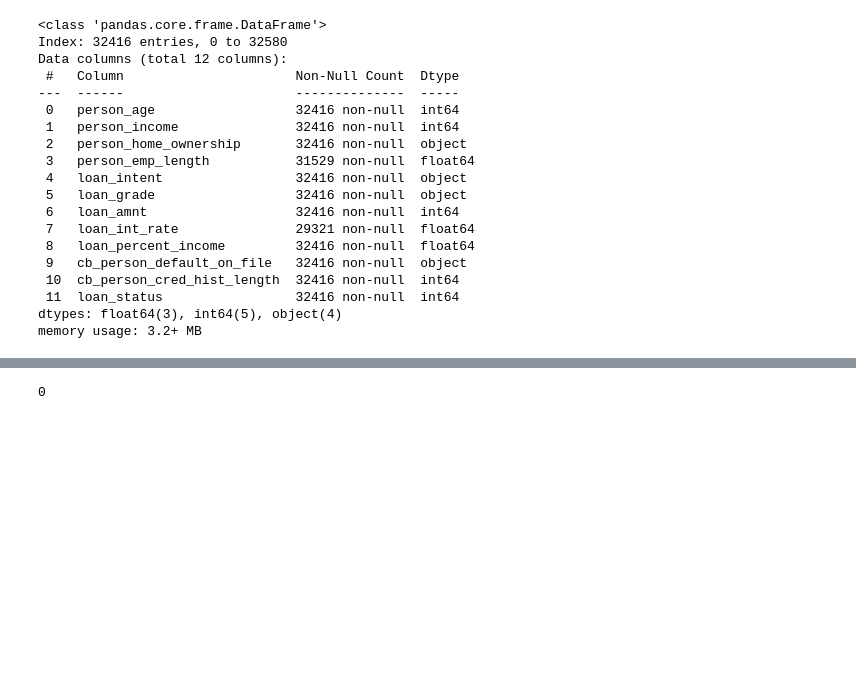
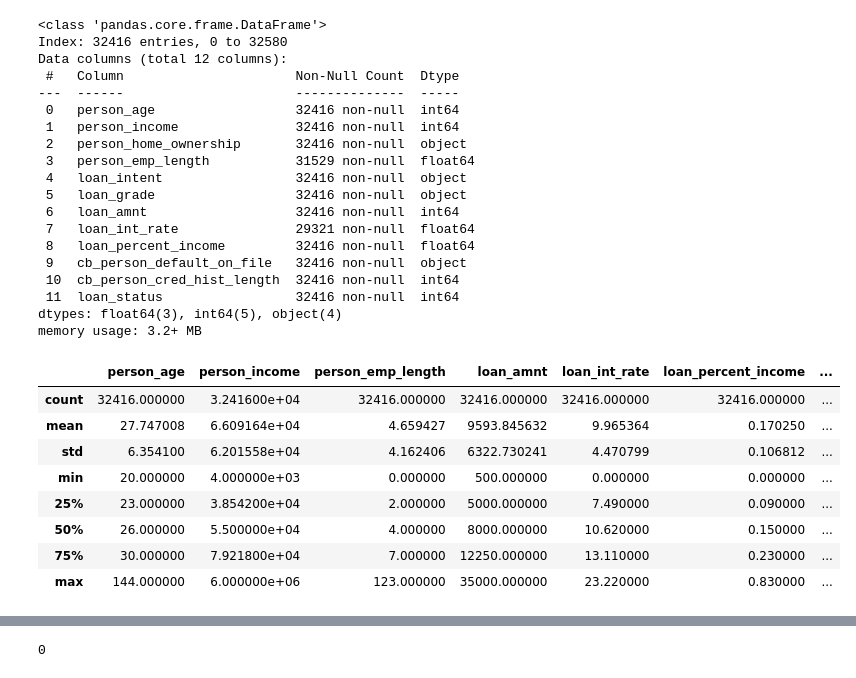
Before and after one commit to yilmazgencc/Kaggle, a Jupyter notebook: s4-b10.ipynb, the cells around one changed output, grey strips where cells are left out. Saved outputs shown, nothing was run; the diff lists cells and outputs as text; code cells hidden in the pictures; blank space fills up the shorter version.

```diff
--- a/s4-b10.ipynb
+++ b/s4-b10.ipynb
@@ -98,3 +98,15 @@ memory usage: 3.2+ MB
 # %%
 original['loan_int_rate'] = original['loan_int_rate'].fillna(0)
 original['person_emp_length'] = original['person_emp_length'].fillna(0)
+# %%
+original.describe()
+# %% [output]
+|  | person_age | person_income | person_emp_length | loan_amnt | loan_int_rate | loan_percent_income | ... |
+| count | 32416.000000 | 3.241600e+04 | 32416.000000 | 32416.000000 | 32416.000000 | 32416.000000 | ... |
+| mean | 27.747008 | 6.609164e+04 | 4.659427 | 9593.845632 | 9.965364 | 0.170250 | ... |
+| std | 6.354100 | 6.201558e+04 | 4.162406 | 6322.730241 | 4.470799 | 0.106812 | ... |
+| min | 20.000000 | 4.000000e+03 | 0.000000 | 500.000000 | 0.000000 | 0.000000 | ... |
+| 25% | 23.000000 | 3.854200e+04 | 2.000000 | 5000.000000 | 7.490000 | 0.090000 | ... |
+| 50% | 26.000000 | 5.500000e+04 | 4.000000 | 8000.000000 | 10.620000 | 0.150000 | ... |
+| 75% | 30.000000 | 7.921800e+04 | 7.000000 | 12250.000000 | 13.110000 | 0.230000 | ... |
+| max | 144.000000 | 6.000000e+06 | 123.000000 | 35000.000000 | 23.220000 | 0.830000 | ... |
```
Also changed, not shown: parts of 16 cells of this notebook.
